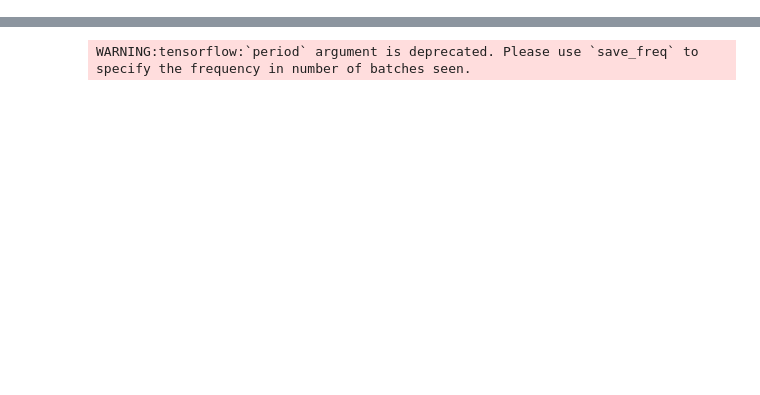
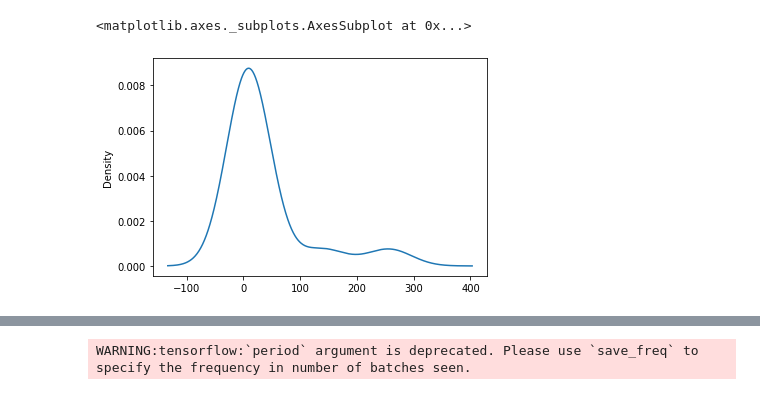
Before and after one commit to MichaelG-B/Capstone_Project, a Jupyter notebook: Capstone Project/Machine Learning/NeuralNet_Test/NeuralNet_TestModel.ipynb, the cells around one changed output, grey strips where cells are left out. Saved outputs shown, nothing was run; the diff lists cells and outputs as text; code cells hidden in the pictures; blank space fills up the shorter version.

```diff
--- a/Capstone Project/Machine Learning/NeuralNet_Test/NeuralNet_TestModel.ipynb
+++ b/Capstone Project/Machine Learning/NeuralNet_Test/NeuralNet_TestModel.ipynb
@@ -327,0 +91,5 @@ X_train, X_test, y_train, y_test = train_test_split(X, y, random_state=78)
+# %%
+# Remove rows that have string value "_".
+
+nn_model = nn_model[(nn_model.Pilot_Egress != '_') & (nn_model.Mission_Phase != '_') & (nn_model.Pilot_Status != '_')]
+nn_model.head()
@@ -327,0 +127,4 @@ X_train, X_test, y_train, y_test = train_test_split(X, y, random_state=78)
+# %%
+# Instead of binning by year - Create a new column, Crash_Year, in the dataframe
+nn_model['Crash_Year'] = pd.DatetimeIndex(nn_model['Crash_Date']).year
+nn_model.head()
@@ -327,0 +138,4 @@ X_train, X_test, y_train, y_test = train_test_split(X, y, random_state=78)
+# %%
+# Drop Crash_Date column - will only use Crash_Year in model
+nn_model.drop(['Crash_Date'], axis = 1, inplace=True)
+nn_model.head()
@@ -327,0 +167,4 @@ X_train, X_test, y_train, y_test = train_test_split(X, y, random_state=78)
+# %%
+# Look at Summarized_Name value counts for binning
+name_counts = nn_model.Summarized_Name.value_counts()
+name_counts
@@ -327,0 +189,6 @@ X_train, X_test, y_train, y_test = train_test_split(X, y, random_state=78)
+# %%
+# Visualize the value counts of Summarized_Name
+name_counts.plot.density()
+# %% [output]
+<matplotlib.axes._subplots.AxesSubplot at 0x...>
+[figure, added]
```
Also changed, not shown: parts of 52 cells of this notebook.
